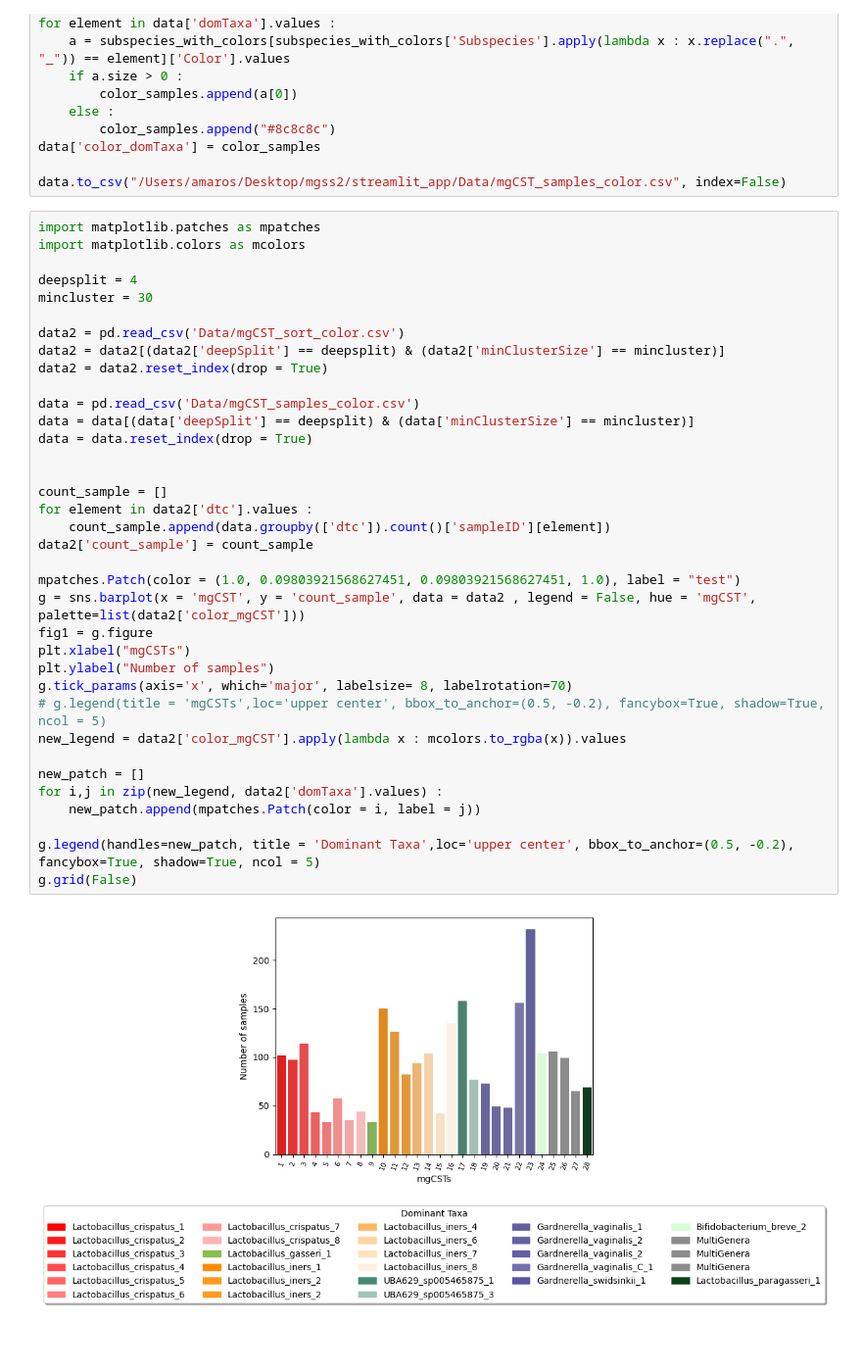
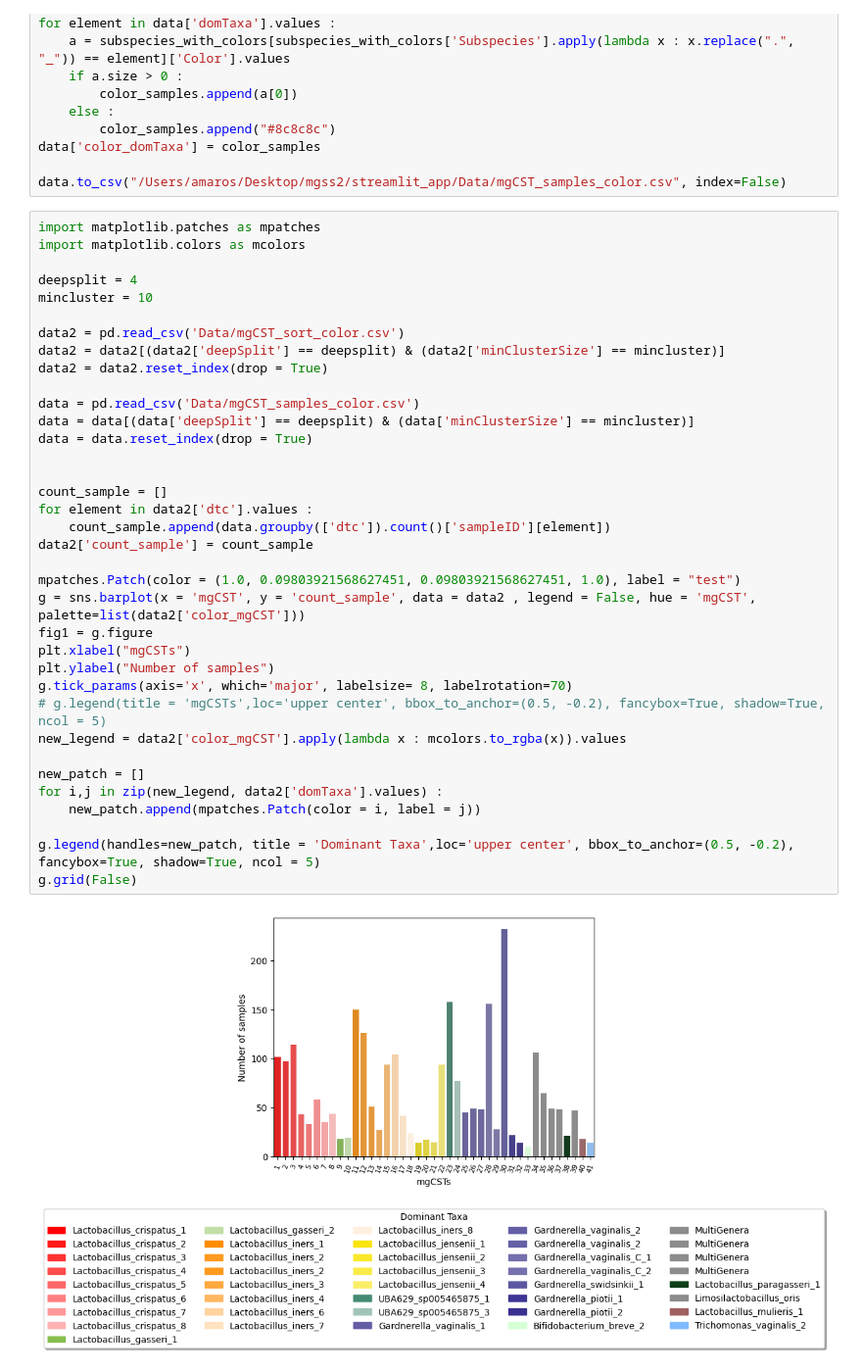
Before and after one commit to AmauryMaros/mgss2, a Jupyter notebook: draft.ipynb, the cells around one changed output. Shown at 98% size. Saved outputs shown, nothing was run; the diff lists cells and outputs as text; blank space fills up the shorter version.

```diff
--- a/draft.ipynb
+++ b/draft.ipynb
@@ -130,36 +130,36 @@ import matplotlib.patches as mpatches
 import matplotlib.colors as mcolors
 
 deepsplit = 4
-mincluster = 30
+mincluster = 10
 
 data2 = pd.read_csv('Data/mgCST_sort_color.csv')
 data2 = data2[(data2['deepSplit'] == deepsplit) & (data2['minClusterSize'] == mincluster)]
 data2 = data2.reset_index(drop = True)
 
 data = pd.read_csv('Data/mgCST_samples_color.csv')
 data = data[(data['deepSplit'] == deepsplit) & (data['minClusterSize'] == mincluster)]
 data = data.reset_index(drop = True)
 
 
 count_sample = []
 for element in data2['dtc'].values :
     count_sample.append(data.groupby(['dtc']).count()['sampleID'][element])
 data2['count_sample'] = count_sample
 
 mpatches.Patch(color = (1.0, 0.09803921568627451, 0.09803921568627451, 1.0), label = "test")
 g = sns.barplot(x = 'mgCST', y = 'count_sample', data = data2 , legend = False, hue = 'mgCST', palette=list(data2['color_mgCST']))
 fig1 = g.figure
 plt.xlabel("mgCSTs")
 plt.ylabel("Number of samples")
 g.tick_params(axis='x', which='major', labelsize= 8, labelrotation=70)
 # g.legend(title = 'mgCSTs',loc='upper center', bbox_to_anchor=(0.5, -0.2), fancybox=True, shadow=True, ncol = 5)
 new_legend = data2['color_mgCST'].apply(lambda x : mcolors.to_rgba(x)).values
 
 new_patch = []
 for i,j in zip(new_legend, data2['domTaxa'].values) :
     new_patch.append(mpatches.Patch(color = i, label = j))
 
 g.legend(handles=new_patch, title = 'Dominant Taxa',loc='upper center', bbox_to_anchor=(0.5, -0.2), fancybox=True, shadow=True, ncol = 5)
 g.grid(False)
 # %% [output]
-[figure, old version]
+[figure, new version]
```
Also changed, not shown: 4 other files.
